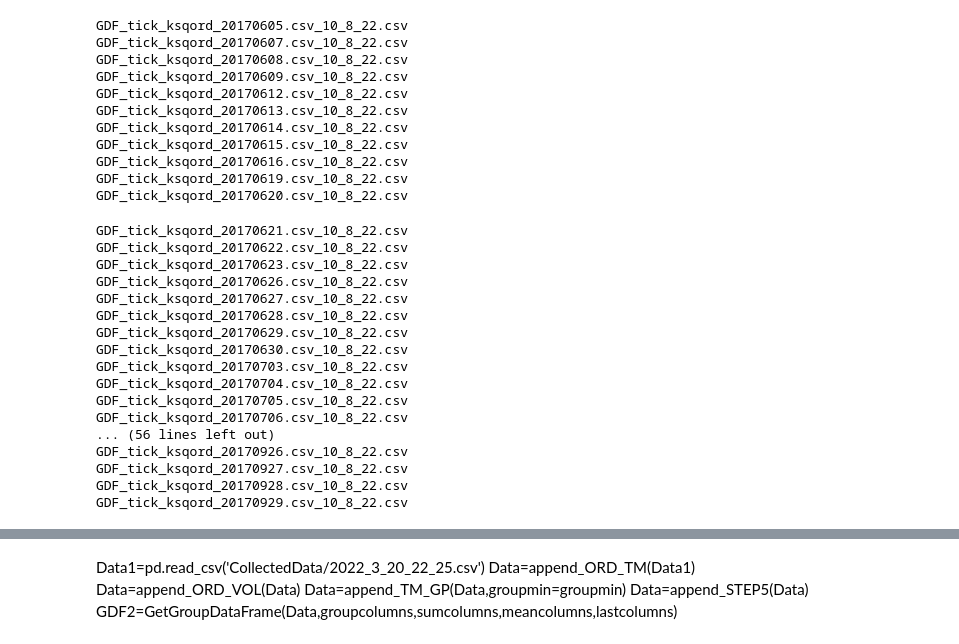
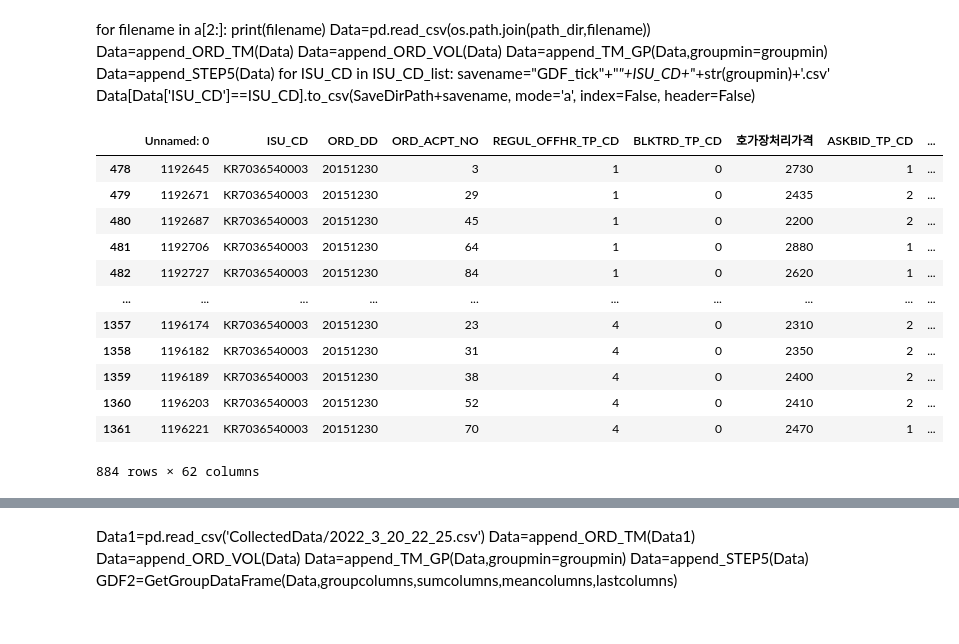
Before and after one commit to bigchan22/LOBData, a Jupyter notebook: TickDataCollection-Copy2.ipynb, the cells around one changed output, grey strips where cells are left out. Drawn from its saved outputs; the diff is of its cells as text; code cells hidden in the pictures.

```diff
--- a/TickDataCollection-Copy2.ipynb
+++ b/TickDataCollection-Copy2.ipynb
@@ -43,39 +108,30 @@ GDF_tick_ksqord_20170602.csv_10_8_22.csv
-# %%
-for filename in a[2:]:
-    print(filename)
-    Data=pd.read_csv(os.path.join(path_dir,filename))
-    for ISU_CD in ISU_CD_list:
-        savename="GDF_tick"+"_"+ISU_CD+'_'+str(groupmin)+'.csv'
-        Data[Data['ISU_CD']==ISU_CD].to_csv(SaveDirPath+savename, mode='a', index=False, header=False)
-# %% [output]
-GDF_tick_ksqord_20170605.csv_10_8_22.csv
-GDF_tick_ksqord_20170607.csv_10_8_22.csv
-GDF_tick_ksqord_20170608.csv_10_8_22.csv
-GDF_tick_ksqord_20170609.csv_10_8_22.csv
-GDF_tick_ksqord_20170612.csv_10_8_22.csv
-GDF_tick_ksqord_20170613.csv_10_8_22.csv
-GDF_tick_ksqord_20170614.csv_10_8_22.csv
-GDF_tick_ksqord_20170615.csv_10_8_22.csv
-GDF_tick_ksqord_20170616.csv_10_8_22.csv
-GDF_tick_ksqord_20170619.csv_10_8_22.csv
-GDF_tick_ksqord_20170620.csv_10_8_22.csv
-GDF_tick_ksqord_20170621.csv_10_8_22.csv
-GDF_tick_ksqord_20170622.csv_10_8_22.csv
-GDF_tick_ksqord_20170623.csv_10_8_22.csv
-GDF_tick_ksqord_20170626.csv_10_8_22.csv
-GDF_tick_ksqord_20170627.csv_10_8_22.csv
-GDF_tick_ksqord_20170628.csv_10_8_22.csv
-GDF_tick_ksqord_20170629.csv_10_8_22.csv
-GDF_tick_ksqord_20170630.csv_10_8_22.csv
-GDF_tick_ksqord_20170703.csv_10_8_22.csv
-GDF_tick_ksqord_20170704.csv_10_8_22.csv
-GDF_tick_ksqord_20170705.csv_10_8_22.csv
-GDF_tick_ksqord_20170706.csv_10_8_22.csv
-... (56 lines left out)
-GDF_tick_ksqord_20170926.csv_10_8_22.csv
-GDF_tick_ksqord_20170927.csv_10_8_22.csv
-GDF_tick_ksqord_20170928.csv_10_8_22.csv
-GDF_tick_ksqord_20170929.csv_10_8_22.csv
+# %% [markdown]
+for filename in a[2:]:
+    print(filename)
+    Data=pd.read_csv(os.path.join(path_dir,filename))
+    Data=append_ORD_TM(Data)
+    Data=append_ORD_VOL(Data)
+    Data=append_TM_GP(Data,groupmin=groupmin)
+    Data=append_STEP5(Data)
+    for ISU_CD in ISU_CD_list:
+        savename="GDF_tick"+"_"+ISU_CD+'_'+str(groupmin)+'.csv'
+        Data[Data['ISU_CD']==ISU_CD].to_csv(SaveDirPath+savename, mode='a', index=False, header=False)
+# %%
+Data[Data['ISU_CD']==ISU_CD]
+# %% [output]
+|  | Unnamed: 0 | ISU_CD | ORD_DD | ORD_ACPT_NO | REGUL_OFFHR_TP_CD | BLKTRD_TP_CD | 호가장처리가격 | ASKBID_TP_CD | ... |
+| 478 | 1192645 | KR7036540003 | 20151230 | 3 | 1 | 0 | 2730 | 1 | ... |
+| 479 | 1192671 | KR7036540003 | 20151230 | 29 | 1 | 0 | 2435 | 2 | ... |
+| 480 | 1192687 | KR7036540003 | 20151230 | 45 | 1 | 0 | 2200 | 2 | ... |
+| 481 | 1192706 | KR7036540003 | 20151230 | 64 | 1 | 0 | 2880 | 1 | ... |
+| 482 | 1192727 | KR7036540003 | 20151230 | 84 | 1 | 0 | 2620 | 1 | ... |
+| ... | ... | ... | ... | ... | ... | ... | ... | ... | ... |
+| 1357 | 1196174 | KR7036540003 | 20151230 | 23 | 4 | 0 | 2310 | 2 | ... |
+| 1358 | 1196182 | KR7036540003 | 20151230 | 31 | 4 | 0 | 2350 | 2 | ... |
+| 1359 | 1196189 | KR7036540003 | 20151230 | 38 | 4 | 0 | 2400 | 2 | ... |
+| 1360 | 1196203 | KR7036540003 | 20151230 | 52 | 4 | 0 | 2410 | 2 | ... |
+| 1361 | 1196221 | KR7036540003 | 20151230 | 70 | 4 | 0 | 2470 | 1 | ... |
+884 rows × 62 columns
 # %%
 data=pd.read_csv(SaveDirPath+savename)
 # %%
```
Also changed, not shown: parts of 11 cells of this notebook, 17 other files.
